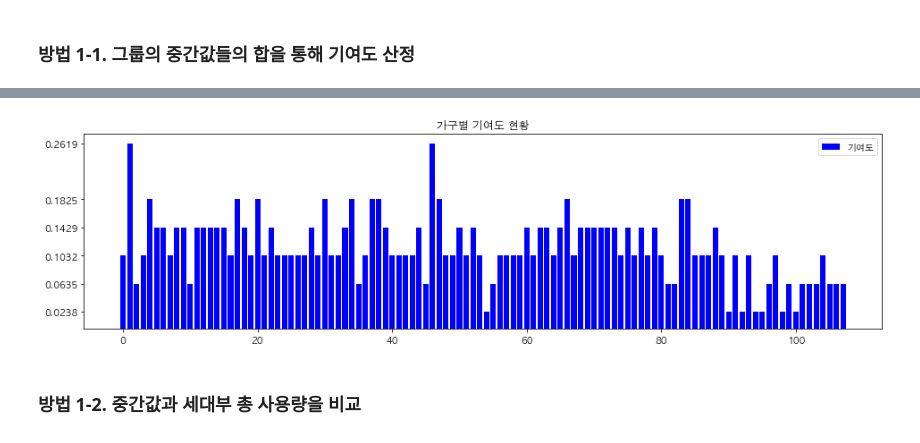
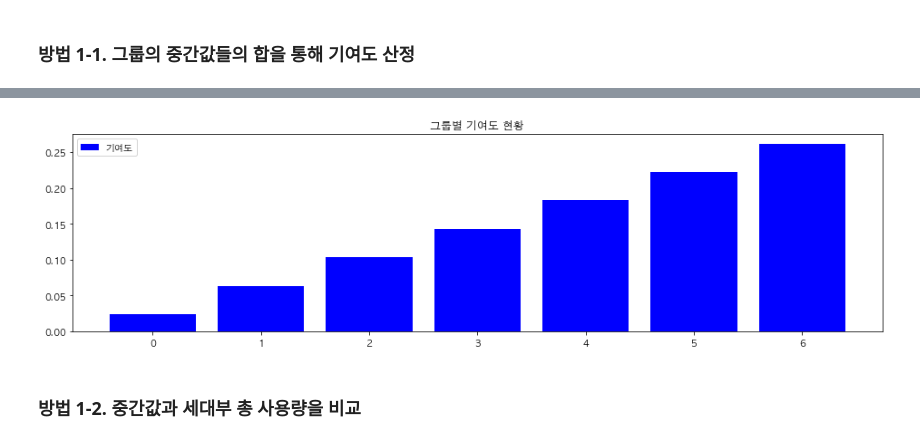
Before and after one commit to formegusto/distribution-public-fee, a Jupyter notebook: pt2.그룹별 가격분배.ipynb, the cells around one changed output, grey strips where cells are left out. Drawn from its saved outputs; the diff is of its cells as text; code cells hidden in the pictures.

```diff
--- a/pt2.그룹별 가격분배.ipynb
+++ b/pt2.그룹별 가격분배.ipynb
@@ -176,0 +157,7 @@ cont_df_1_1.head(10)
+# %%
+cont_df_1_1 = month_df.copy()
+hist_df_1_1 = hist_df.copy()
+
+median_total = hist_df['median'].sum()
+hist_df_1_1['contribution'] = hist_df_1_1['median'] / median_total
+hist_df_1_1
@@ -177,14 +173,13 @@ cont_df_1_1.head(10)
 # %%
 plt.figure(figsize=(16,4))
 
-plt.bar(range(len(month_df)), cont_df_1_1['contribution'], color='b', label='기여도')
-plt.title("가구별 기여도 현황")
-plt.yticks(cont_df_1_1.groupby(by=['contribution']).count().index.values)
+plt.bar(range(len(hist_df)), hist_df_1_1['contribution'], color='b', label='기여도')
+plt.title("그룹별 기여도 현황")
 plt.legend()
 
 plt.show()
 # %% [output]
-[figure, old version]
+[figure, new version]
 # %% [markdown]
 ### 방법 1-2. 중간값과 세대부 총 사용량을 비교
 # %%
```
Also changed, not shown: parts of 57 cells of this notebook, 1 other file.
